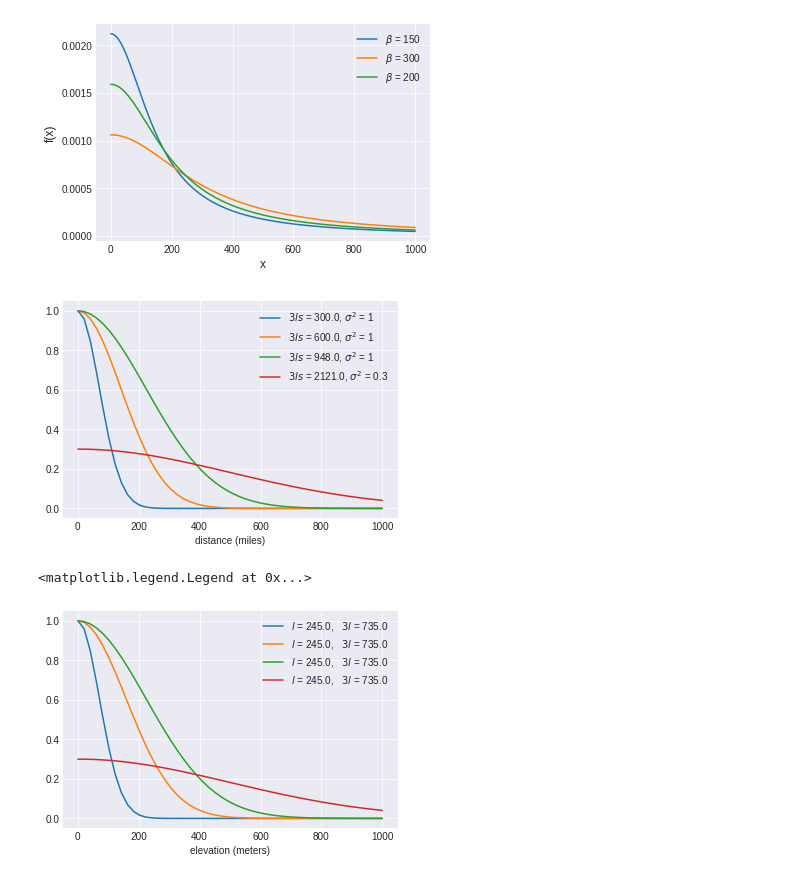
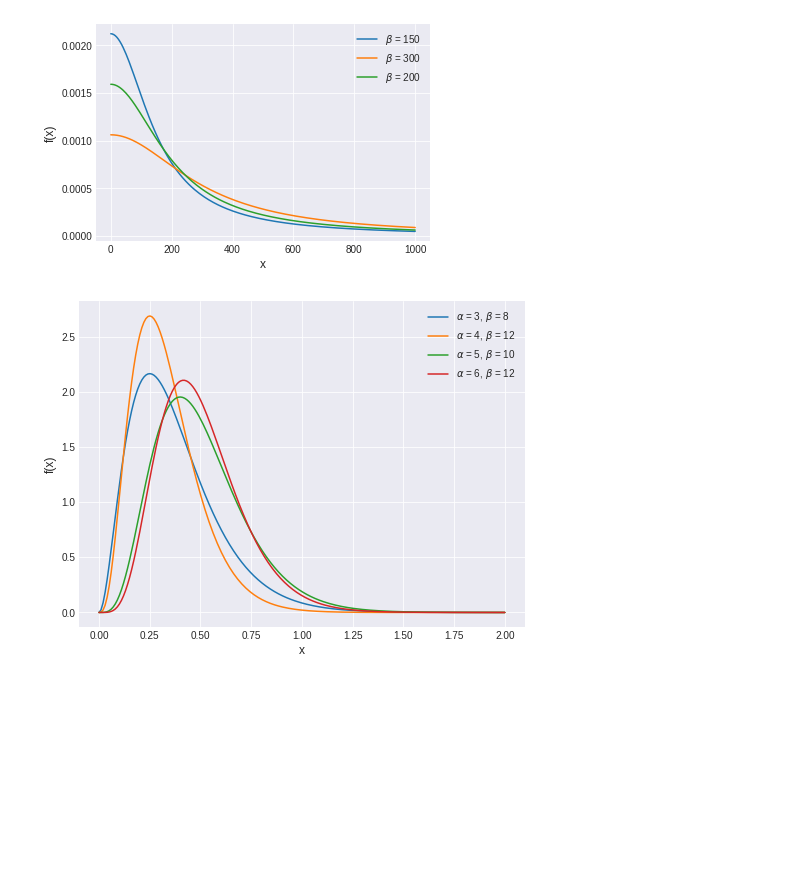
Before and after one commit to Mind-The-Data/GaussianProcess, a Jupyter notebook: PriorAnalysis.ipynb, the cells around one changed output. Cells and saved outputs as stored; diff of their text form; code cells hidden in the pictures; blank space fills up the shorter version.

```diff
--- a/PriorAnalysis.ipynb
+++ b/PriorAnalysis.ipynb
@@ -80,33 +110,19 @@ plt.legend(loc=1)
 plt.show()
 # %% [output]
 [figure]
-# %%
-#ls = np.linspace(0,1000,100)
-#plt.plot(ls, 1*np.exp(1e4/ls));
-
-for esq,lsq in zip([1,1,1,.3],[1e4,4e4,1e5,5e5]):
-    ls = round(np.sqrt(lsq))
-    #es = round(np.sqrt(esq),1)
-    x = np.linspace(0,1e3,50)
-    plt.plot(x,esq*np.exp(-x**2/(lsq)), label=r'$3ls$ = {}, $\sigma^2$ = {}'.format((3*ls),(esq)))
-
-plt.xlabel('distance (miles)')
-plt.legend();
-#plt.title(r'  $l$ = {}'.format(ls) + r',   $3l$ = {}'.format(3*ls));
-# %% [output]
-[figure, removed]
-# %%
-# elevation
-etasq = .3
-lsq = 6e4
-ls = round(np.sqrt(lsq))
-x = np.linspace(0,1e3,50)
-for etasq,lsq in zip([1,1,1,.3],[1e4,5e4,1e5,5e5]):
-    ls = round(np.sqrt(lsq))
-    plt.plot(x,etasq*np.exp(-x**2/(lsq)), label =r'$l$ = {}'.format(ls) + r',   $3l$ = {}'.format(3*ls))
-plt.xlabel('elevation (meters)')
-plt.legend();
-#plt.title(r'  $l$ = {}'.format(ls) + r',   $3l$ = {}'.format(3*ls));
-# %% [output]
-<matplotlib.legend.Legend at 0x...>
-[figure, removed]
+# %%
+# sigma ndvi
+plt.figure(figsize=(8,6))
+plt.style.use('seaborn-darkgrid')
+x = np.linspace(0, 2, 200)
+alphas = [3,4,5,6]
+betas = [8,12,10,12]
+for a, b in zip(alphas, betas):
+    pdf = st.gamma.pdf(x, a, scale=1/b, loc=0)
+    plt.plot(x, pdf, label=r'$\alpha$ = {}, $\beta$ = {}'.format(a, b))
+plt.xlabel('x', fontsize=12)
+plt.ylabel('f(x)', fontsize=12)
+plt.legend(loc=1)
+plt.show()
+# %% [output]
+[figure, added]
```
Also changed, not shown: parts of 3 cells of this notebook, 2 other files.
